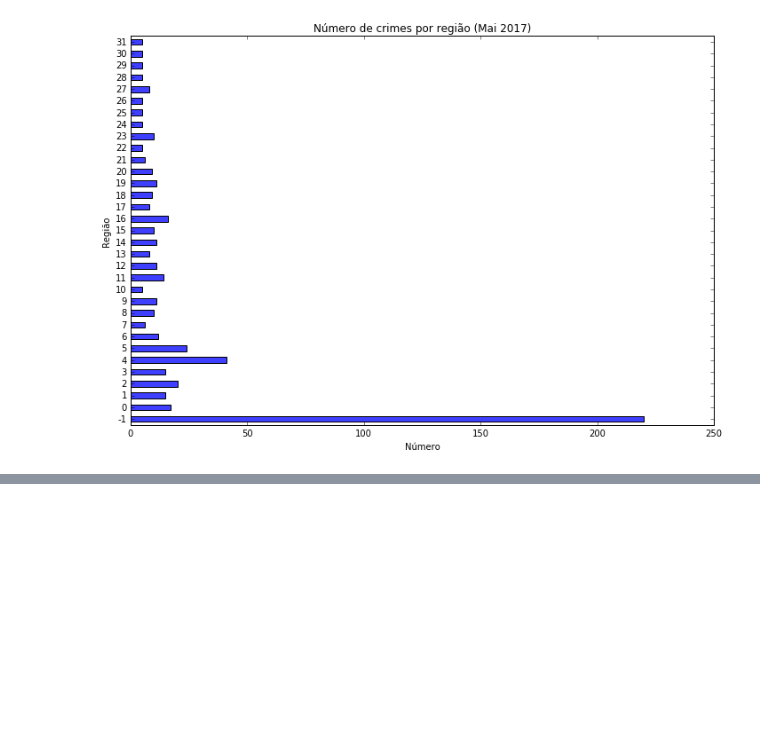
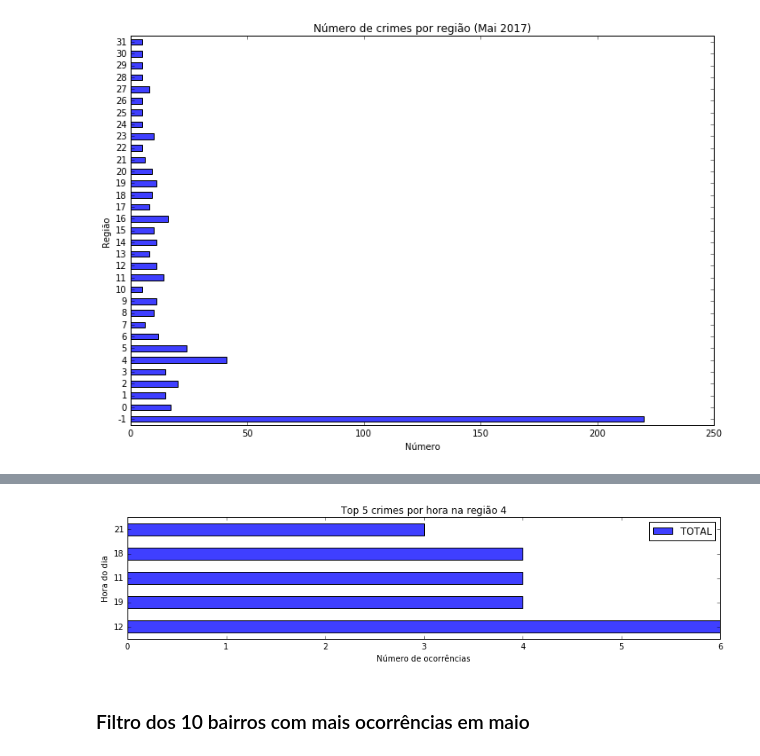
Before and after one commit to netodeolino/TCC, a Jupyter notebook: TCC 02/Resultados/Maio/Maio.ipynb, the cells around one changed output, grey strips where cells are left out. Cells and saved outputs as stored; diff of their text form; code cells hidden in the pictures; blank space fills up the shorter version.

```diff
--- a/TCC 02/Resultados/Maio/Maio.ipynb
+++ b/TCC 02/Resultados/Maio/Maio.ipynb
@@ -82,0 +182,14 @@ plt.show()
+# %%
+all_hours_types_top5 = all_hours_types.head(5)
+all_hours_types_top5.plot(kind='barh', figsize=(11,3), color='#3f3fff')
+plt.title('Top 5 crimes por hora na região 4')
+plt.xlabel('Número de ocorrências')
+plt.ylabel('Hora do dia')
+plt.tight_layout()
+ax = plt.gca()
+ax.xaxis.set_major_formatter(ticker.StrMethodFormatter('{x:,.0f}'))
+plt.show()
+# %% [output]
+[figure, added]
+# %% [markdown]
+### Filtro dos 10 bairros com mais ocorrências em maio
```
Also changed, not shown: parts of 22 cells of this notebook.
